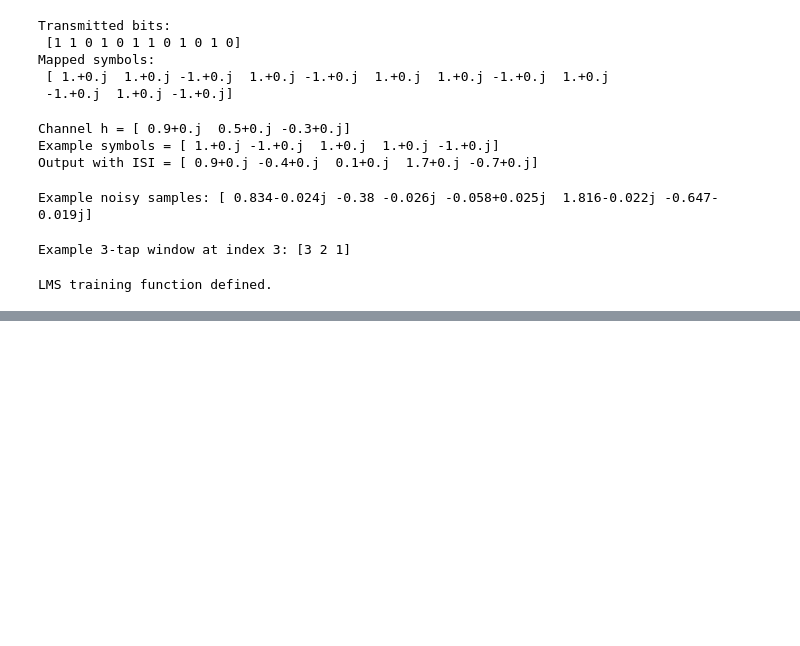
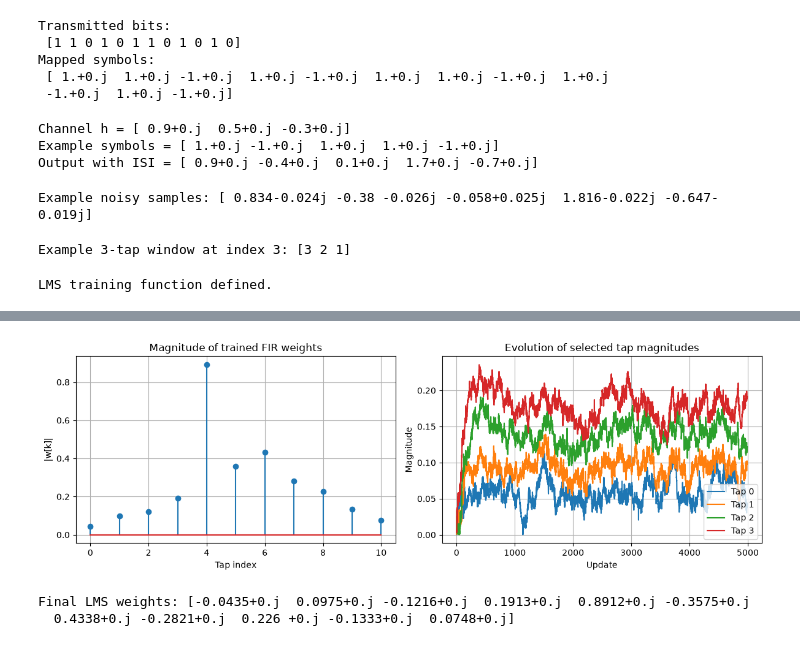
Before and after one commit to R1999T/cmsp_lms_project, a Jupyter notebook: LMS.ipynb, the cells around one changed output, grey strips where cells are left out. Saved outputs shown, nothing was run; the diff lists cells and outputs as text; code cells hidden in the pictures; blank space fills up the shorter version.

```diff
--- a/LMS.ipynb
+++ b/LMS.ipynb
@@ -111,0 +201,14 @@ LMS training function defined.
+# %%
+fig, axs = plt.subplots(1, 2, figsize=(12, 4))
+axs[0].stem(np.arange(NUM_TAPS), np.abs(result["weights"]))
+axs[0].set(title="Magnitude of trained FIR weights", xlabel="Tap index", ylabel="|w[k]|")
+for j in range(min(4, NUM_TAPS)):
+    axs[1].plot(np.abs(result["weight_history"][:, j]), label=f"Tap {j}")
+axs[1].set(title="Evolution of selected tap magnitudes", xlabel="Update", ylabel="Magnitude")
+axs[1].legend()
+plt.tight_layout(); plt.show()
+print("Final LMS weights:", np.round(result["weights"], 4))
+# %% [output]
+[figure, added]
+Final LMS weights: [-0.0435+0.j  0.0975+0.j -0.1216+0.j  0.1913+0.j  0.8912+0.j -0.3575+0.j
+  0.4338+0.j -0.2821+0.j  0.226 +0.j -0.1333+0.j  0.0748+0.j]
```
Also changed, not shown: parts of 6 cells of this notebook.
